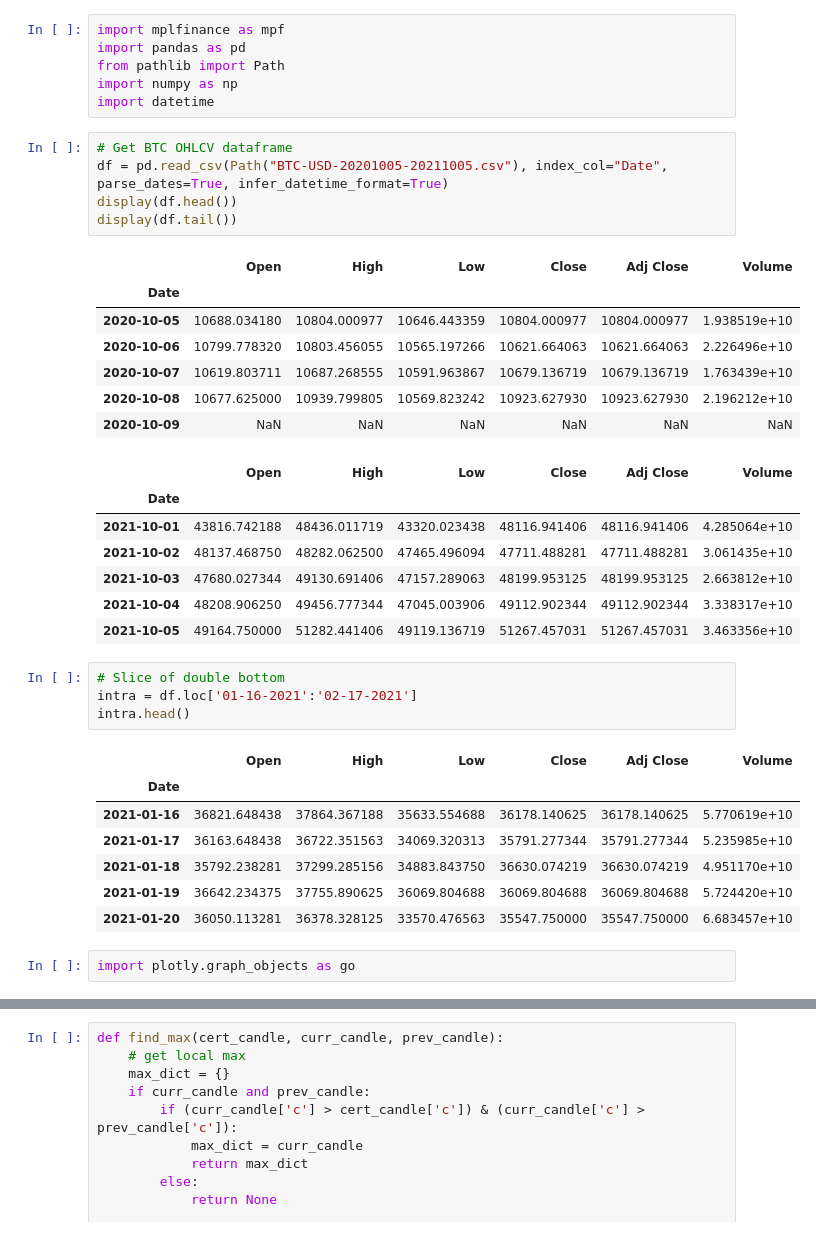
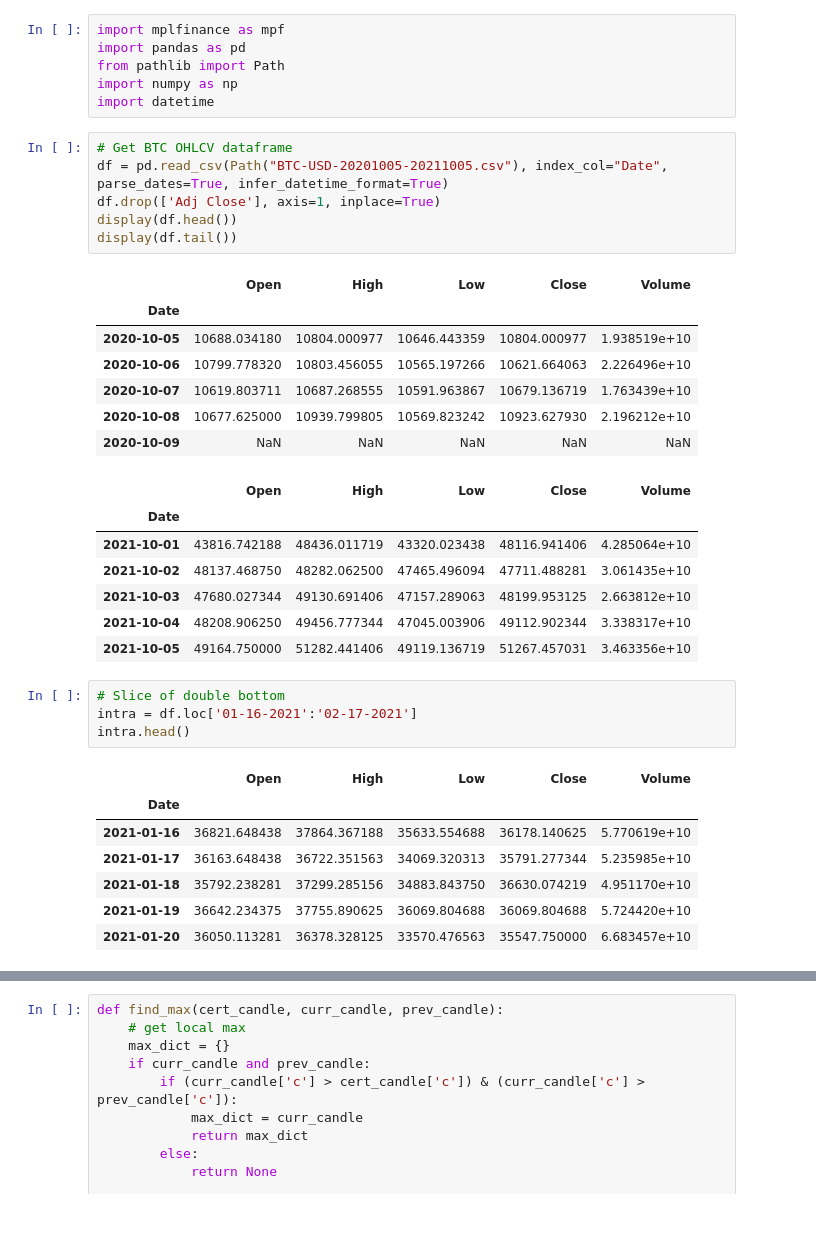
Before and after one commit to bitcoin-candlestick-ML/bitcoin-candlestick-ML-exploration, a Jupyter notebook: db_strat_idea.ipynb, the cells around one changed output, grey strips where cells are left out. Drawn from its saved outputs; the diff is of its cells as text.

```diff
--- a/db_strat_idea.ipynb
+++ b/db_strat_idea.ipynb
@@ -7,34 +7,33 @@ import datetime
 # %%
 # Get BTC OHLCV dataframe
 df = pd.read_csv(Path("BTC-USD-20201005-20211005.csv"), index_col="Date", parse_dates=True, infer_datetime_format=True)
+df.drop(['Adj Close'], axis=1, inplace=True)
 display(df.head())
 display(df.tail())
 # %% [output]
-|  | Open | High | Low | Close | Adj Close | Volume |
-| Date |  |  |  |  |  |  |
-| 2020-10-05 | 10688.034180 | 10804.000977 | 10646.443359 | 10804.000977 | 10804.000977 | 1.938519e+10 |
-| 2020-10-06 | 10799.778320 | 10803.456055 | 10565.197266 | 10621.664063 | 10621.664063 | 2.226496e+10 |
-| 2020-10-07 | 10619.803711 | 10687.268555 | 10591.963867 | 10679.136719 | 10679.136719 | 1.763439e+10 |
-| 2020-10-08 | 10677.625000 | 10939.799805 | 10569.823242 | 10923.627930 | 10923.627930 | 2.196212e+10 |
-| 2020-10-09 | NaN | NaN | NaN | NaN | NaN | NaN |
+|  | Open | High | Low | Close | Volume |
+| Date |  |  |  |  |  |
+| 2020-10-05 | 10688.034180 | 10804.000977 | 10646.443359 | 10804.000977 | 1.938519e+10 |
+| 2020-10-06 | 10799.778320 | 10803.456055 | 10565.197266 | 10621.664063 | 2.226496e+10 |
+| 2020-10-07 | 10619.803711 | 10687.268555 | 10591.963867 | 10679.136719 | 1.763439e+10 |
+| 2020-10-08 | 10677.625000 | 10939.799805 | 10569.823242 | 10923.627930 | 2.196212e+10 |
+| 2020-10-09 | NaN | NaN | NaN | NaN | NaN |
-|  | Open | High | Low | Close | Adj Close | Volume |
-| Date |  |  |  |  |  |  |
-| 2021-10-01 | 43816.742188 | 48436.011719 | 43320.023438 | 48116.941406 | 48116.941406 | 4.285064e+10 |
-| 2021-10-02 | 48137.468750 | 48282.062500 | 47465.496094 | 47711.488281 | 47711.488281 | 3.061435e+10 |
-| 2021-10-03 | 47680.027344 | 49130.691406 | 47157.289063 | 48199.953125 | 48199.953125 | 2.663812e+10 |
-| 2021-10-04 | 48208.906250 | 49456.777344 | 47045.003906 | 49112.902344 | 49112.902344 | 3.338317e+10 |
-| 2021-10-05 | 49164.750000 | 51282.441406 | 49119.136719 | 51267.457031 | 51267.457031 | 3.463356e+10 |
+|  | Open | High | Low | Close | Volume |
+| Date |  |  |  |  |  |
+| 2021-10-01 | 43816.742188 | 48436.011719 | 43320.023438 | 48116.941406 | 4.285064e+10 |
+| 2021-10-02 | 48137.468750 | 48282.062500 | 47465.496094 | 47711.488281 | 3.061435e+10 |
+| 2021-10-03 | 47680.027344 | 49130.691406 | 47157.289063 | 48199.953125 | 2.663812e+10 |
+| 2021-10-04 | 48208.906250 | 49456.777344 | 47045.003906 | 49112.902344 | 3.338317e+10 |
+| 2021-10-05 | 49164.750000 | 51282.441406 | 49119.136719 | 51267.457031 | 3.463356e+10 |
 # %%
 # Slice of double bottom
 intra = df.loc['01-16-2021':'02-17-2021']
 intra.head()
 # %% [output]
-|  | Open | High | Low | Close | Adj Close | Volume |
-| Date |  |  |  |  |  |  |
-| 2021-01-16 | 36821.648438 | 37864.367188 | 35633.554688 | 36178.140625 | 36178.140625 | 5.770619e+10 |
-| 2021-01-17 | 36163.648438 | 36722.351563 | 34069.320313 | 35791.277344 | 35791.277344 | 5.235985e+10 |
-| 2021-01-18 | 35792.238281 | 37299.285156 | 34883.843750 | 36630.074219 | 36630.074219 | 4.951170e+10 |
-| 2021-01-19 | 36642.234375 | 37755.890625 | 36069.804688 | 36069.804688 | 36069.804688 | 5.724420e+10 |
-| 2021-01-20 | 36050.113281 | 36378.328125 | 33570.476563 | 35547.750000 | 35547.750000 | 6.683457e+10 |
+|  | Open | High | Low | Close | Volume |
+| Date |  |  |  |  |  |
+| 2021-01-16 | 36821.648438 | 37864.367188 | 35633.554688 | 36178.140625 | 5.770619e+10 |
+| 2021-01-17 | 36163.648438 | 36722.351563 | 34069.320313 | 35791.277344 | 5.235985e+10 |
+| 2021-01-18 | 35792.238281 | 37299.285156 | 34883.843750 | 36630.074219 | 4.951170e+10 |
+| 2021-01-19 | 36642.234375 | 37755.890625 | 36069.804688 | 36069.804688 | 5.724420e+10 |
+| 2021-01-20 | 36050.113281 | 36378.328125 | 33570.476563 | 35547.750000 | 6.683457e+10 |
-# %%
-import plotly.graph_objects as go
```
Also changed, not shown: parts of 14 cells of this notebook.
